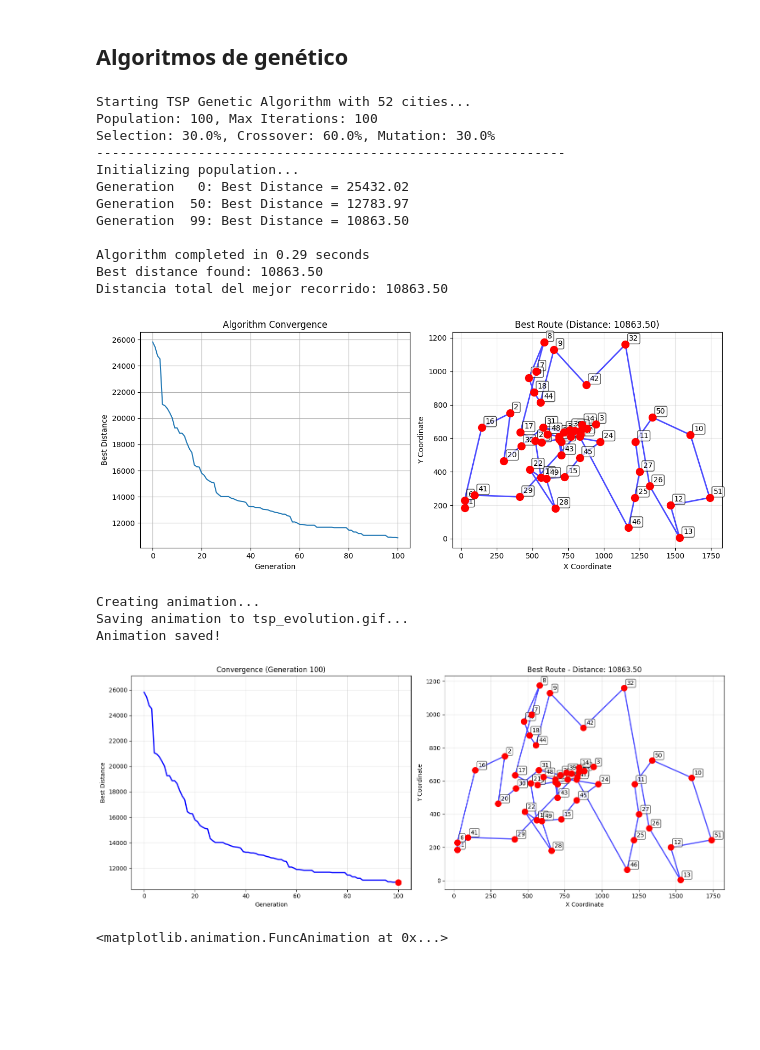
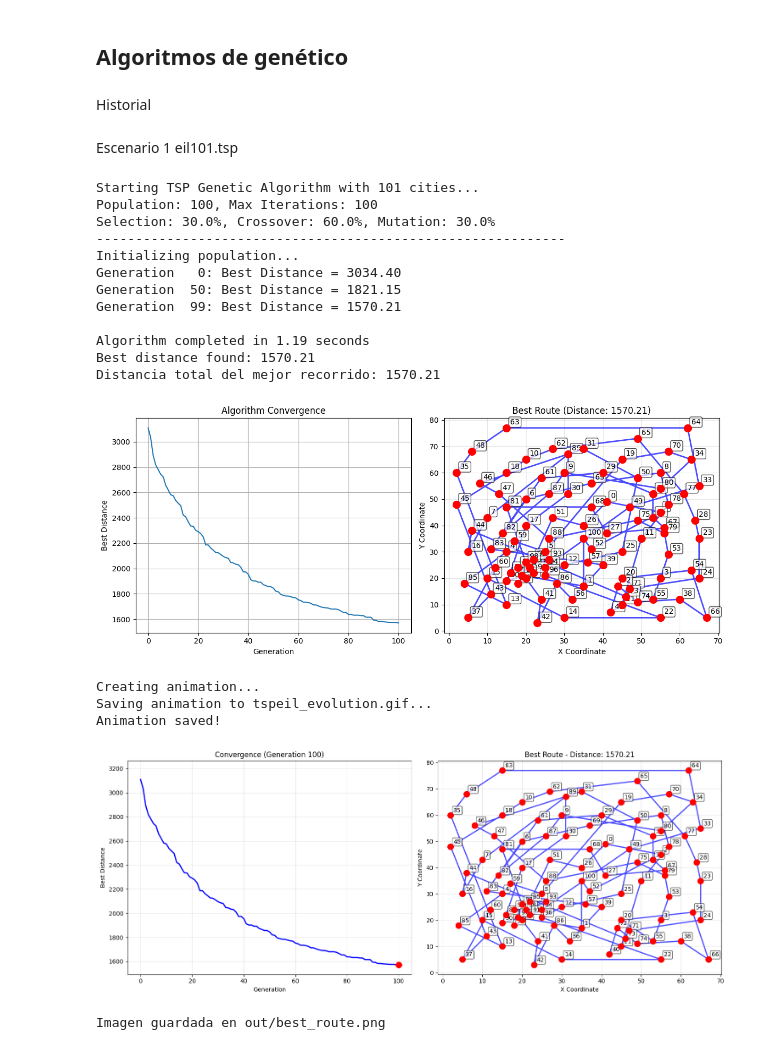
Before and after one commit to DanielRasho/Simulacion-Proj1, a Jupyter notebook: report.ipynb, the cells around one changed output. Drawn from its saved outputs; the diff is of its cells as text; code cells hidden in the pictures; blank space fills up the shorter version.

Commit message:
added images and gifs which shares the best solution

```diff
--- a/report.ipynb
+++ b/report.ipynb
@@ -210,6 +210,8 @@ class TSPGeneticAlgorithm:
         self.best_routes_history = []       # Lista de ids de ciudades en el mejor orden para recorrerlas
         self.best_distances_history = []    # Historial de mejores distancias totales encontradas.
         self.generation = 0
+        self.distances = []
+        self.timeduration = 0
 
     def initialize_population(self):
         print("Initializing population...")
@@ -333,8 +335,13 @@ class TSPGeneticAlgorithm:
             if generation % 50 == 0 or generation == MAX_ITER - 1:
                 best_distance = self.best_distances_history[-1]
                 print(f"Generation {generation:3d}: Best Distance = {best_distance:.2f}")
+                self.distances.append(best_distance)
+
+
 
         end_time = time.time()
+
+        self.timeduration = end_time - start_time
         print(f"\nAlgorithm completed in {end_time - start_time:.2f} seconds")
         print(f"Best distance found: {min(self.best_distances_history):.2f}")
 
@@ -345,37 +352,65 @@ class TSPGeneticAlgorithm:
     def create_animation(self, interval=200, save_path=None):
         return create_tsp_animation(self.best_routes_history, self.best_distances_history,
                                   CITIES_COORDINATES, interval, save_path)
+# %% [markdown]
+Historial
+# %%
+import matplotlib.pyplot as plt
+
+def save_best_route_image(coords, best_route, best_distance, out_path="best_route.png"):
+    closed_route = best_route + [best_route[0]]
+    xs = [coords[i][0] for i in closed_route]
+    ys = [coords[i][1] for i in closed_route]
+
+    plt.figure(figsize=(6,6))
+    plt.plot(xs, ys, 'b-', linewidth=1.5)
+    plt.scatter(coords[:,0], coords[:,1], c="red")
+    plt.scatter([coords[best_route[0],0]], [coords[best_route[0],1]], c="green", s=80, label="Start")
+    plt.title(f"Best Route (Distance: {best_distance:.2f})")
+    plt.legend()
+    plt.savefig(out_path, bbox_inches="tight")
+    plt.close()
+    print(f"Imagen guardada en {out_path}")
+# %% [markdown]
+Escenario 1 eil101.tsp
 # %%
-ga = TSPGeneticAlgorithm()
-ga.run()
+eil1 = TSPGeneticAlgorithm()
+eil1.run()
 
-best_route = ga.best_routes_history[-1]
+best_routeeil = eil1.best_routes_history[-1]
 
 # Distancia total
-D = calculate_route_distance(best_route, ADJACENCY_MATRIX)
-print(f"Distancia total del mejor recorrido: {D:.2f}")
+Deil1 = calculate_route_distance(best_routeeil, ADJACENCY_MATRIX)
+print(f"Distancia total del mejor recorrido: {Deil1:.2f}")
 
 # Plot results
-ga.plot_convergence()
+eil1.plot_convergence()
 
 # Create animation (uncomment to generate GIF)
-ga.create_animation(interval=200, save_path='tsp_evolution.gif')
+eil1.create_animation(interval=200, save_path='tspeil_evolution.gif')
+
+
+best_distanceeil1 = min(eil1.best_distances_history)
+best_indexeil1 = eil1.best_distances_history.index(best_distanceeil1)
+best_routeeil1 = eil1.best_routes_history[best_indexeil1]
+
+save_best_route_image(CITIES_COORDINATES, best_routeeil1, best_distanceeil1, "out/best_route.png")
 # %% [output]
-Starting TSP Genetic Algorithm with 52 cities...
+Starting TSP Genetic Algorithm with 101 cities...
 Population: 100, Max Iterations: 100
 Selection: 30.0%, Crossover: 60.0%, Mutation: 30.0%
 ------------------------------------------------------------
 Initializing population...
-Generation   0: Best Distance = 25432.02
-Generation  50: Best Distance = 12783.97
-Generation  99: Best Distance = 10863.50
+Generation   0: Best Distance = 3034.40
+Generation  50: Best Distance = 1821.15
+Generation  99: Best Distance = 1570.21
 
-Algorithm completed in 0.29 seconds
-Best distance found: 10863.50
-Distancia total del mejor recorrido: 10863.50
+Algorithm completed in 1.19 seconds
+Best distance found: 1570.21
+Distancia total del mejor recorrido: 1570.21
-[figure, old version]
+[figure, new version]
 Creating animation...
-Saving animation to tsp_evolution.gif...
+Saving animation to tspeil_evolution.gif...
 Animation saved!
-[figure, old version]
+[figure, new version]
-<matplotlib.animation.FuncAnimation at 0x...>
+Imagen guardada en out/best_route.png
```
Also changed, not shown: parts of 25 cells of this notebook, 24 other files.
